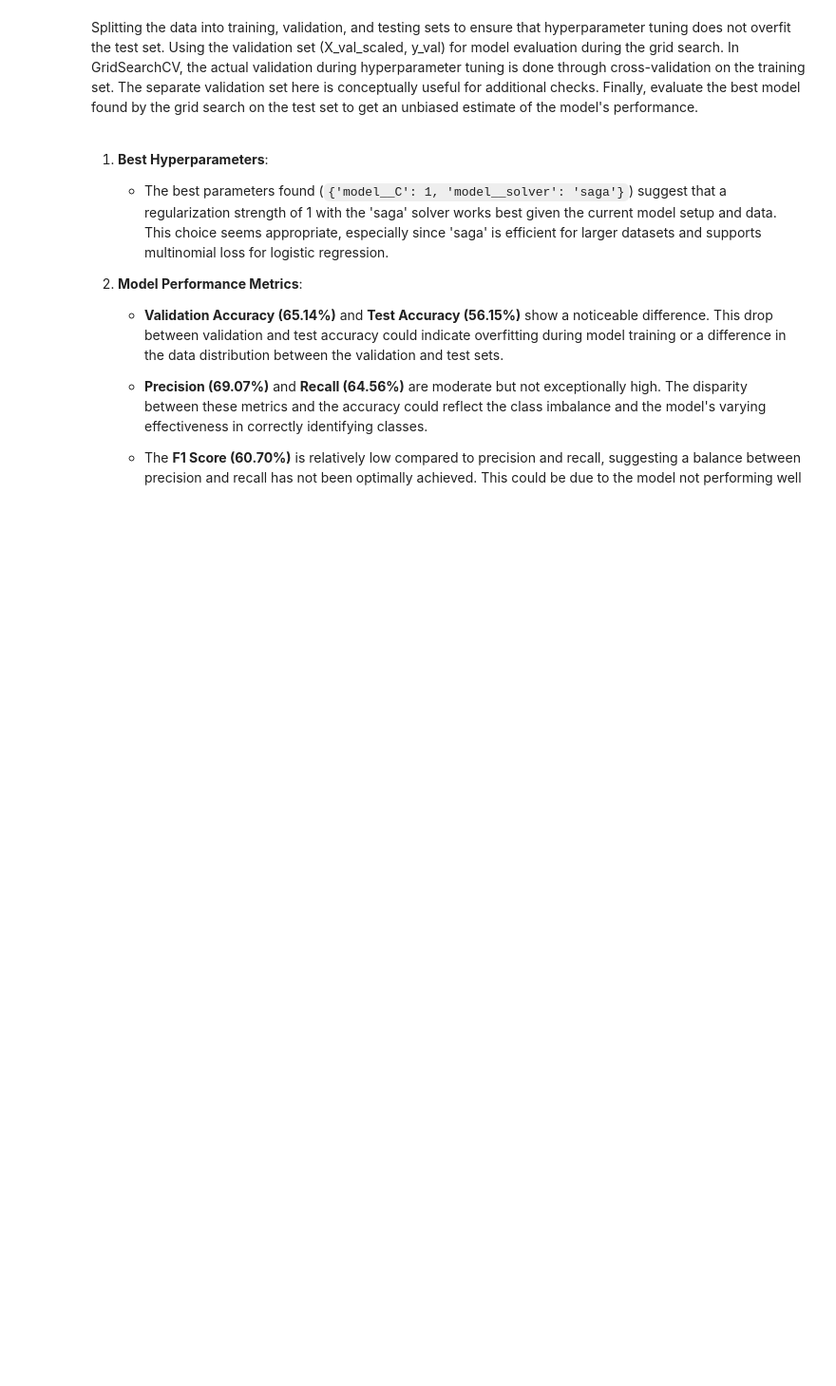
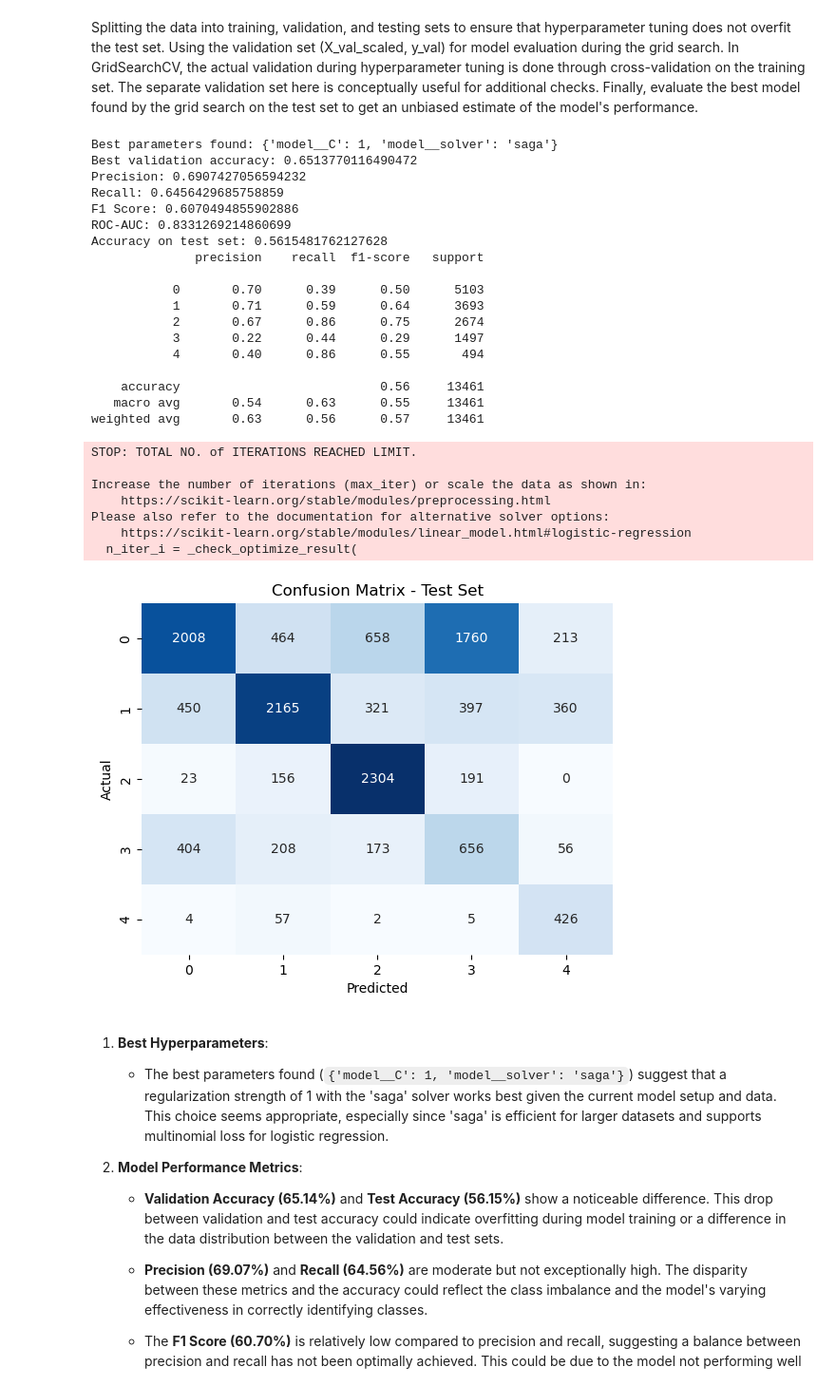
Before and after one commit to GeorgRis/Innlevering_INFO282, a Jupyter notebook: preprocess.ipynb, the cells around one changed output. Shown at 95% size. Cells and saved outputs as stored; diff of their text form; code cells hidden in the pictures; blank space fills up the shorter version.

```diff
--- a/preprocess.ipynb
+++ b/preprocess.ipynb
@@ -679,37 +745,60 @@ y_prob = model.predict_proba(X_test_scaled)
 
 
 
 # Best hyperparameters and accuracy on the validation set
 print("Best parameters found:", grid.best_params_)
 print("Best validation accuracy:", grid.best_score_)
 
 print("Precision:", precision_score(y_test, y_pred, average='weighted', zero_division=1))
 print("Recall:", recall_score(y_test, y_pred, average='weighted'))
 print("F1 Score:", f1_score(y_test, y_pred, average='weighted'))
 
 # Handling multi-class ROC-AUC
 y_test_binarized = label_binarize(y_test, classes=np.unique(y))
 
 # Ensure y_prob is shaped (n_samples, n_classes)
 roc_auc = roc_auc_score(y_test_binarized, y_prob, multi_class='ovr', average='weighted')
 print("ROC-AUC:", roc_auc)
 
-# Calculate the weighted ROC-AUC
-roc_auc = roc_auc_score(y_test_binarized, y_prob, multi_class='ovr', average='weighted')
-print("Weighted ROC-AUC:", roc_auc)
-
 # Evaluate on the test set
 y_pred_test = grid.predict(X_test_scaled)
 print("Accuracy on test set:", accuracy_score(y_test, y_pred_test))
 print(classification_report(y_test, y_pred_test, zero_division=1))
 
 # Compute and visualize the confusion matrix for the test set
 cm_test = confusion_matrix(y_test, y_pred_test)
 sns.heatmap(cm_test, annot=True, fmt='d', cmap='Blues', cbar=False)
 plt.xlabel('Predicted')
 plt.ylabel('Actual')
 plt.title('Confusion Matrix - Test Set')
 plt.show()
+# %% [output]
+Best parameters found: {'model__C': 1, 'model__solver': 'saga'}
+Best validation accuracy: 0.6513770116490472
+Precision: 0.6907427056594232
+Recall: 0.6456429685758859
+F1 Score: 0.6070494855902886
+ROC-AUC: 0.8331269214860699
+Accuracy on test set: 0.5615481762127628
+              precision    recall  f1-score   support
+
+           0       0.70      0.39      0.50      5103
+           1       0.71      0.59      0.64      3693
+           2       0.67      0.86      0.75      2674
+           3       0.22      0.44      0.29      1497
+           4       0.40      0.86      0.55       494
+
+    accuracy                           0.56     13461
+   macro avg       0.54      0.63      0.55     13461
+weighted avg       0.63      0.56      0.57     13461
+STOP: TOTAL NO. of ITERATIONS REACHED LIMIT.
+
+Increase the number of iterations (max_iter) or scale the data as shown in:
+    https://scikit-learn.org/stable/modules/preprocessing.html
+Please also refer to the documentation for alternative solver options:
+    https://scikit-learn.org/stable/modules/linear_model.html#logistic-regression
+  n_iter_i = _check_optimize_result(
+[figure, added]
 # %% [markdown]
 1. **Best Hyperparameters**:
    - The best parameters found (`{'model__C': 1, 'model__solver': 'saga'}`) suggest that a regularization strength of 1 with the 'saga' solver works best given the current model setup and data. This choice seems appropriate, especially since 'saga' is efficient for larger datasets and supports multinomial loss for logistic regression.
```
Also changed, not shown: parts of 5 cells of this notebook.
